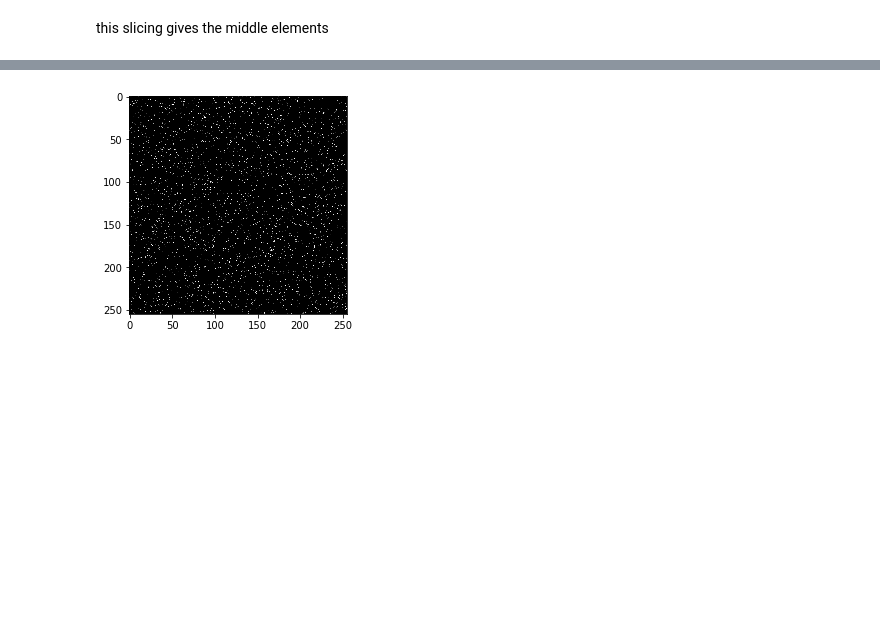
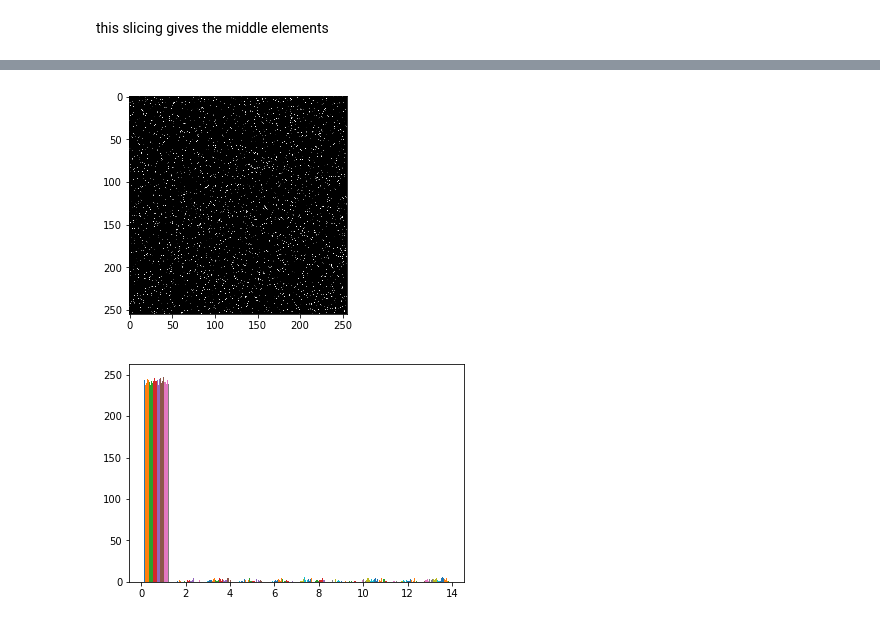
Before and after one commit to smartysam9821/DS, a Jupyter notebook: Manipulating_With_Numpy.ipynb, the cells around one changed output, grey strips where cells are left out. Saved outputs shown, nothing was run; the diff lists cells and outputs as text; code cells hidden in the pictures; blank space fills up the shorter version.

```diff
--- a/Manipulating_With_Numpy.ipynb
+++ b/Manipulating_With_Numpy.ipynb
@@ -232,9 +236,13 @@ plt.show()
 # %%
 import pylab as plt
 z = np.random.randint(255, size=(255,255))
 y = np.mean(z)
 z[z>(y/9)]=0
 plt.imshow(z, cmap='gray', interpolation='nearest')
 plt.show()
+
+plt.hist(z)
+plt.show()
 # %% [output]
-[figure, old version]
+[figure, new version]
+[figure, added]
```
Also changed, not shown: parts of 13 cells of this notebook.
